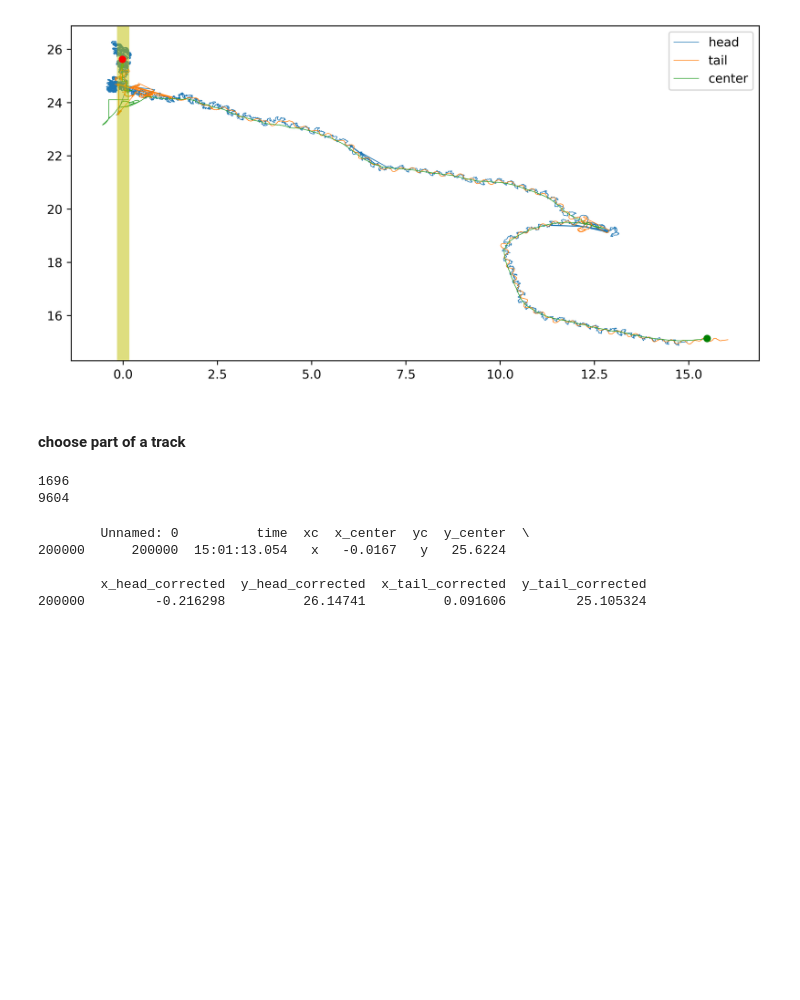
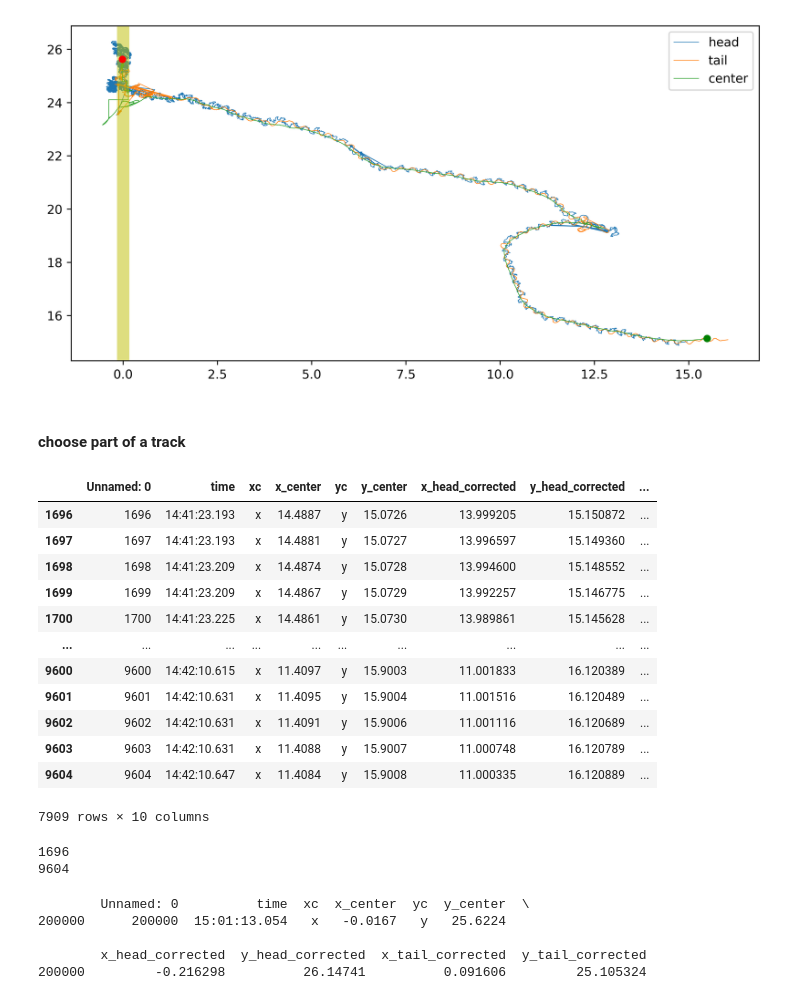
Before and after one commit to leonkontorovich/centerline_behavior_annotation, a Jupyter notebook: centerline/dev/Fourier_daniel.ipynb, the cells around one changed output. Drawn from its saved outputs; the diff is of its cells as text; code cells hidden in the pictures; blank space fills up the shorter version.

```diff
--- a/centerline/dev/Fourier_daniel.ipynb
+++ b/centerline/dev/Fourier_daniel.ipynb
@@ -47,12 +48,29 @@ xmin=worm_pos['x_head_corrected'].min()
 xmax=worm_pos['x_head_corrected'].max()
 ymin=worm_pos['y_head_corrected'].min()
 ymax=worm_pos['y_head_corrected'].max()
-# %%
-print(worm_pos.index.min())
-print(worm_pos.index.max())
-# %% [output]
-1696
-9604
+# %%
+worm_pos
+# %% [output]
+|  | Unnamed: 0 | time | xc | x_center | yc | y_center | x_head_corrected | y_head_corrected | ... |
+| 1696 | 1696 | 14:41:23.193 | x | 14.4887 | y | 15.0726 | 13.999205 | 15.150872 | ... |
+| 1697 | 1697 | 14:41:23.193 | x | 14.4881 | y | 15.0727 | 13.996597 | 15.149360 | ... |
+| 1698 | 1698 | 14:41:23.209 | x | 14.4874 | y | 15.0728 | 13.994600 | 15.148552 | ... |
+| 1699 | 1699 | 14:41:23.209 | x | 14.4867 | y | 15.0729 | 13.992257 | 15.146775 | ... |
+| 1700 | 1700 | 14:41:23.225 | x | 14.4861 | y | 15.0730 | 13.989861 | 15.145628 | ... |
+| ... | ... | ... | ... | ... | ... | ... | ... | ... | ... |
+| 9600 | 9600 | 14:42:10.615 | x | 11.4097 | y | 15.9003 | 11.001833 | 16.120389 | ... |
+| 9601 | 9601 | 14:42:10.631 | x | 11.4095 | y | 15.9004 | 11.001516 | 16.120489 | ... |
+| 9602 | 9602 | 14:42:10.631 | x | 11.4091 | y | 15.9006 | 11.001116 | 16.120689 | ... |
+| 9603 | 9603 | 14:42:10.631 | x | 11.4088 | y | 15.9007 | 11.000748 | 16.120789 | ... |
+| 9604 | 9604 | 14:42:10.647 | x | 11.4084 | y | 15.9008 | 11.000335 | 16.120889 | ... |
+7909 rows × 10 columns
+# %%
+#index min and max is equal to the time window in which the worm was in the specifies section of the track
+print(worm_pos.index.min())
+print(worm_pos.index.max())
+# %% [output]
+1696
+9604
 # %%
 #plot the track to determine on which parts in want to do the fourier transformations
 figsize_x=10
```
Also changed, not shown: parts of 5 cells of this notebook, 3 other files.
